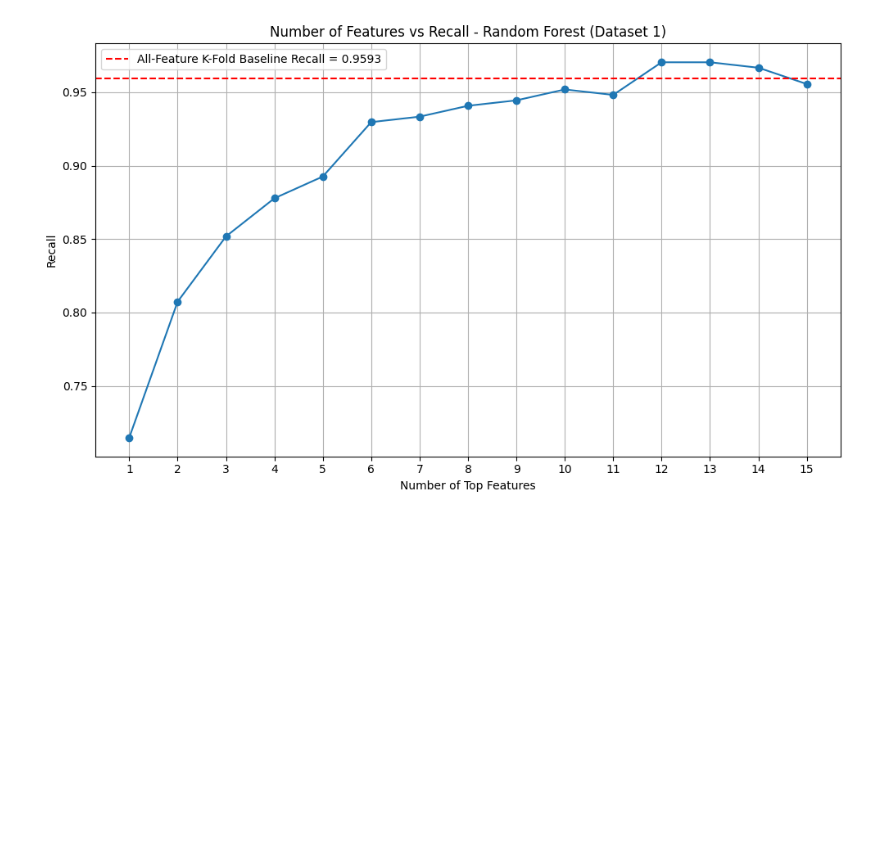
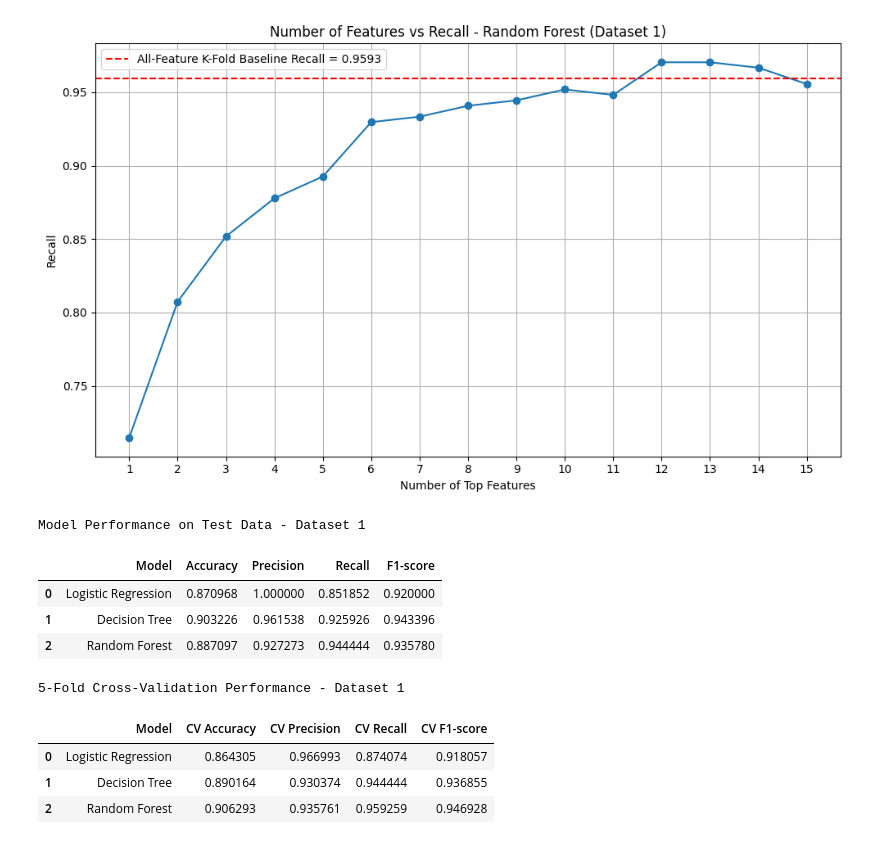
Before and after one commit to jeremy87lee/IS_PROJECT_TEAM_3, a Jupyter notebook: Dataset_Based/Dataset_1_Analysis.ipynb, the cells around one changed output. Cells and saved outputs as stored; diff of their text form; code cells hidden in the pictures; blank space fills up the shorter version.

```diff
--- a/Dataset_Based/Dataset_1_Analysis.ipynb
+++ b/Dataset_Based/Dataset_1_Analysis.ipynb
@@ -1062,3 +1062,41 @@ Individual Feature Results (5-Fold CV)
      Recall  F1-score
 0  0.959259  0.946928
 [figure]
+# %%
+# FINAL COMPARISON TABLE - DATASET 1
+
+# Create comparison table for 80/20 test data results
+model_comparison_df = pd.DataFrame([
+    lr_summary,
+    dt_summary,
+    rf_summary
+])
+
+print("Model Performance on Test Data - Dataset 1")
+display(model_comparison_df[[
+    "Model",
+    "Accuracy",
+    "Precision",
+    "Recall",
+    "F1-score"
+]])
+
+print("\n5-Fold Cross-Validation Performance - Dataset 1")
+display(model_comparison_df[[
+    "Model",
+    "CV Accuracy",
+    "CV Precision",
+    "CV Recall",
+    "CV F1-score"
+]])
+# %% [output]
+Model Performance on Test Data - Dataset 1
+|  | Model | Accuracy | Precision | Recall | F1-score |
+| 0 | Logistic Regression | 0.870968 | 1.000000 | 0.851852 | 0.920000 |
+| 1 | Decision Tree | 0.903226 | 0.961538 | 0.925926 | 0.943396 |
+| 2 | Random Forest | 0.887097 | 0.927273 | 0.944444 | 0.935780 |
+5-Fold Cross-Validation Performance - Dataset 1
+|  | Model | CV Accuracy | CV Precision | CV Recall | CV F1-score |
+| 0 | Logistic Regression | 0.864305 | 0.966993 | 0.874074 | 0.918057 |
+| 1 | Decision Tree | 0.890164 | 0.930374 | 0.944444 | 0.936855 |
+| 2 | Random Forest | 0.906293 | 0.935761 | 0.959259 | 0.946928 |
```
Also changed, not shown: parts of 3 cells of this notebook.
